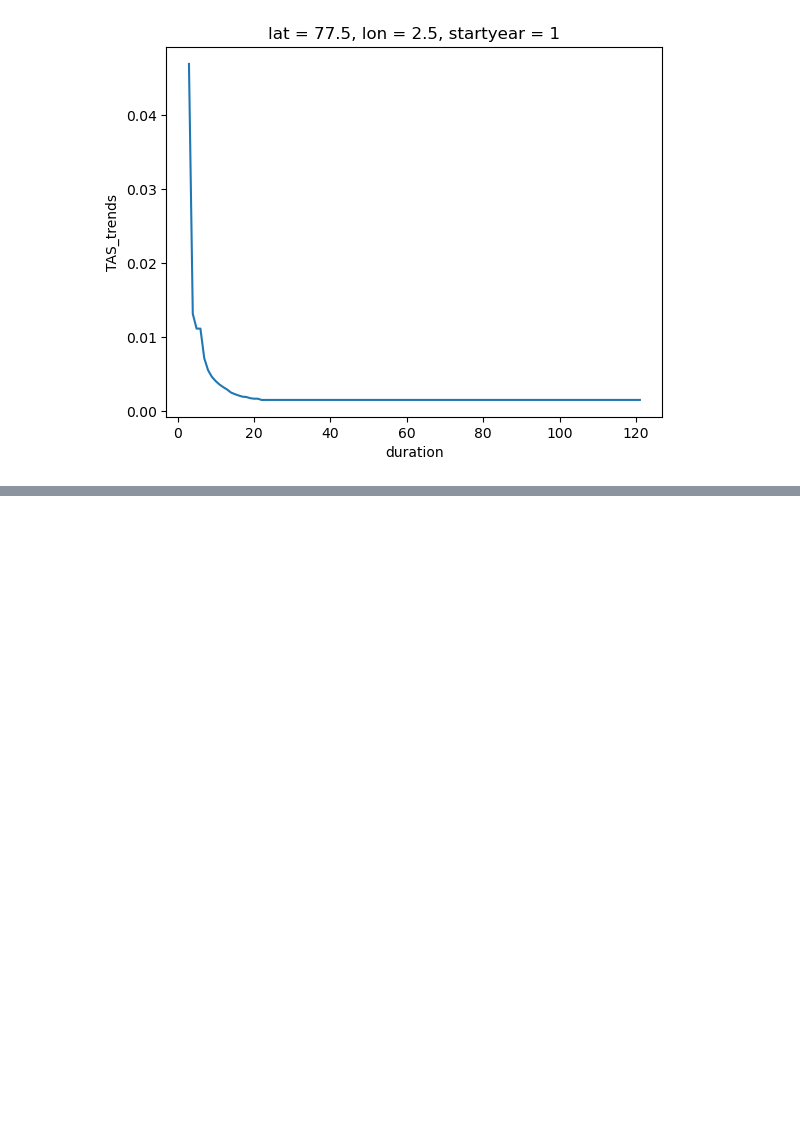
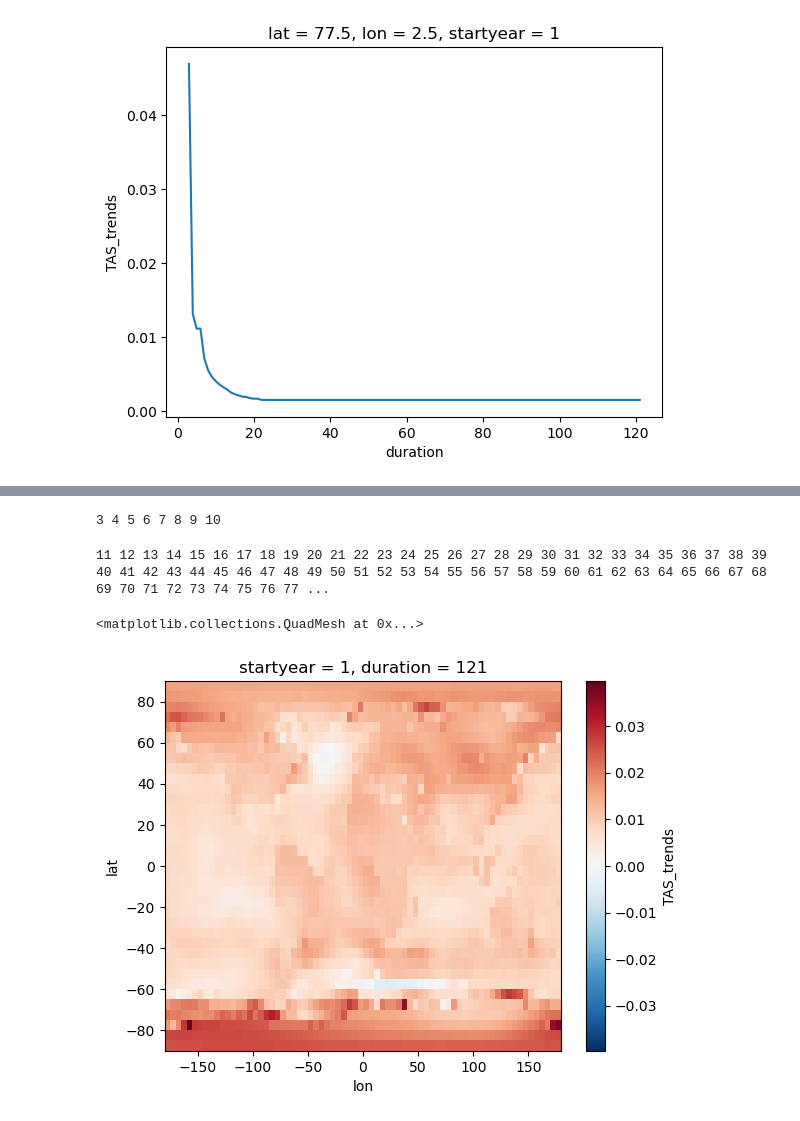
Before and after one commit to jshaw35/internalvar-vs-obsunc, a Jupyter notebook: preprocess_obs3/preprocess04.2_obsvariability_movingstartdate.ipynb, the cells around one changed output, grey strips where cells are left out. Cells and saved outputs as stored; diff of their text form; code cells hidden in the pictures; blank space fills up the shorter version.

Commit message:
Complete adding BEST dataset to preprocessing.

```diff
--- a/preprocess_obs3/preprocess04.2_obsvariability_movingstartdate.ipynb
+++ b/preprocess_obs3/preprocess04.2_obsvariability_movingstartdate.ipynb
@@ -290,9 +332,12 @@ dcent_unfilled_files.sort()
+# %%
+best_files = [f"{obslens_tseries_dir}/BEST/20250320/xagg/Land_and_Ocean_LatLong1.reindexed.5x5.190001-202012.nc"]
 # %% [markdown]
 ### Compute the trends
 # %%
 gistemp_tas_var = 'tas'
 hadcrut5_tas_var = 'tas'
 dcent_unfilled_tas_var = "temperature"
+best_tas_var = "temperature"
 # %% [markdown]
 #### GISTEMP 5x5
 # %%
@@ -425,0 +473,2 @@ del dcent_unfilled_ds, dcent_unfilled_trends_all
+# %%
+best_ds = xr.open_dataset(*best_files)
@@ -425,0 +494,13 @@ del dcent_unfilled_ds, dcent_unfilled_trends_all
+# %%
+warnings.filterwarnings("ignore", r"Polyfit may be poorly conditioned")
+warnings.filterwarnings("ignore", r"__array__ implementation doesn't accept a copy keyword, so passing copy=False failed. __array__ must implement 'dtype' and 'copy' keyword arguments.")
+best_trends_all = compute_trends_wrapper(
+    best_ds[best_tas_var],
+    durations=np.arange(3,122,1),
+    startyears=[1],
+    time_dim="recordlength",
+    metadata=False,
+)
+# %% [output]
+3 4 5 6 7 8 9 10
+11 12 13 14 15 16 17 18 19 20 21 22 23 24 25 26 27 28 29 30 31 32 33 34 35 36 37 38 39 40 41 42 43 44 45 46 47 48 49 50 51 52 53 54 55 56 57 58 59 60 61 62 63 64 65 66 67 68 69 70 71 72 73 74 75 76 77 ...
@@ -425,0 +509,5 @@ del dcent_unfilled_ds, dcent_unfilled_trends_all
+# %%
+best_trends_all.sel(duration=121).mean("realization").plot()
+# %% [output]
+<matplotlib.collections.QuadMesh at 0x...>
+[figure, added]
```
Also changed, not shown: parts of 15 cells of this notebook, 3 other files.
